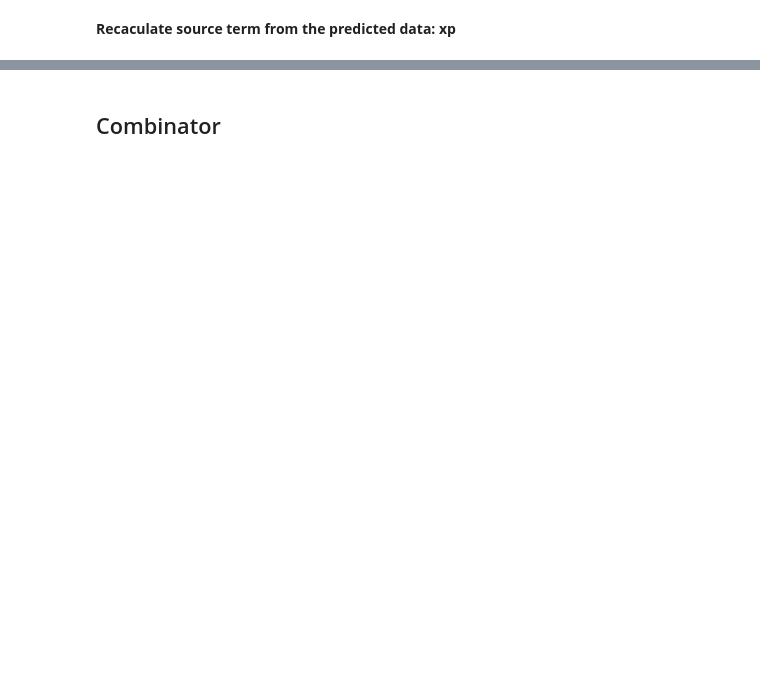
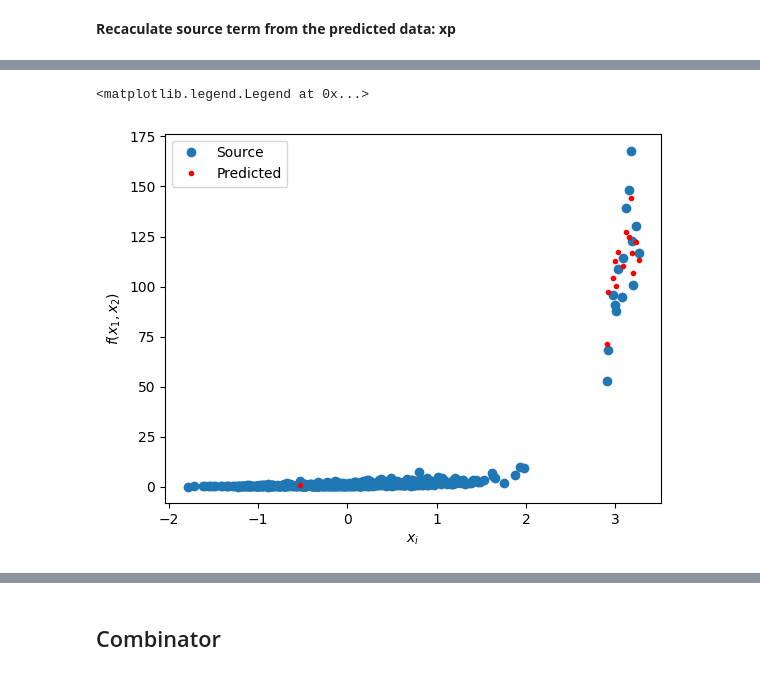
Before and after one commit to kulkarnisp/dim-red, a Jupyter notebook: examples/two_dimen.ipynb, the cells around one changed output, grey strips where cells are left out. Cells and saved outputs as stored; diff of their text form; code cells hidden in the pictures; blank space fills up the shorter version.

```diff
--- a/examples/two_dimen.ipynb
+++ b/examples/two_dimen.ipynb
@@ -68,6 +97,6 @@ print(data.shape)
 # %%
+x1,y1 = x.T
 z1 = np.exp(0.62*(3.1*x1-2.08*y1))
-z1.shape
 # %%
 n = 610
 # %%
@@ -78,5 +110,5 @@ plt.ylabel(r"$f(x_1,x_2)$")
 # %%
 pc1 = U[0]
-xr = np.dot(data,pc1)
+xr = np.dot(x,pc1)
 # %%
 xp = np.outer(xr,pc1)
@@ -93,11 +131,14 @@ model.fit(xp,z1)  ### should be zp? Check 1#
 # %%
 zp = model.predict(xp)
 # %%
-plt.plot(x1,z1,"b.",label="Source")
+plt.plot(x1,z1,"o",label="Source")
 plt.plot(x1[n:],zp[n:],"r.",label="Predicted")
 plt.xlabel(r"$x_i$")
 plt.ylabel(r"$f(x_1,x_2)$")
 
 plt.legend()
+# %% [output]
+<matplotlib.legend.Legend at 0x...>
+[figure, added]
 # %%
 print("MSE is ",np.mean(np.abs(zp-z1)))
```
Also changed, not shown: parts of 32 cells of this notebook.
